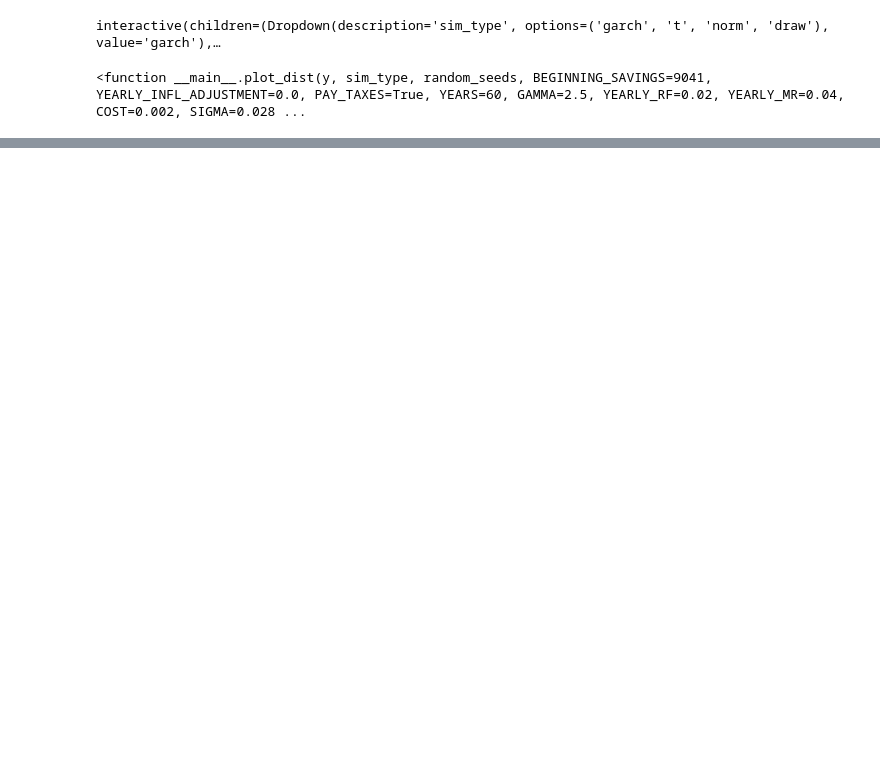
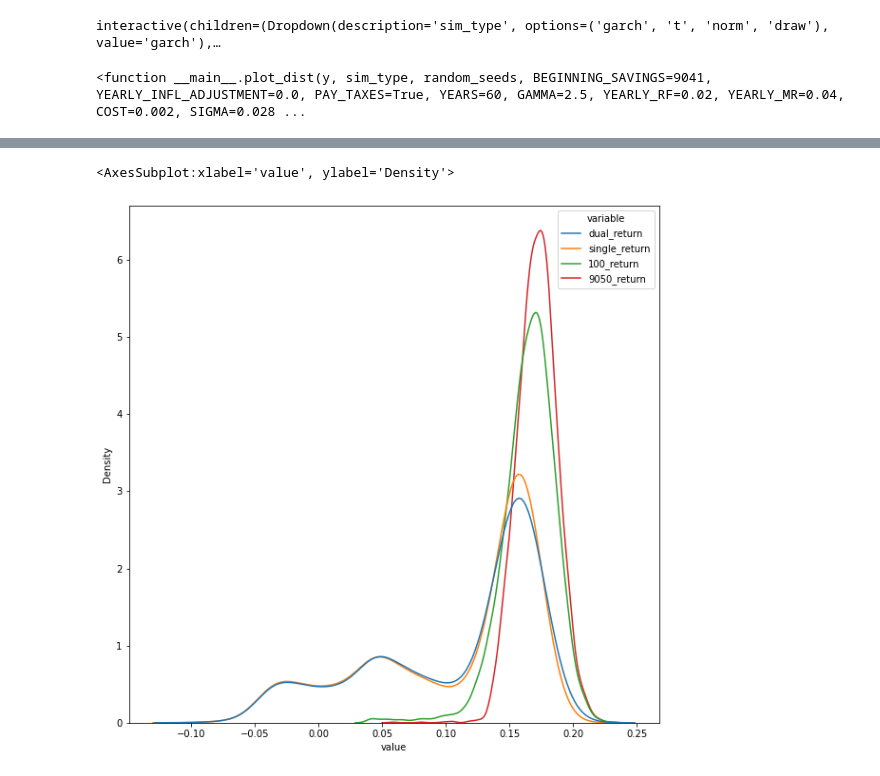
Before and after one commit to neriksen/applied_finance, a Jupyter notebook: distribution_of_returns.ipynb, the cells around one changed output, grey strips where cells are left out. Drawn from its saved outputs; the diff is of its cells as text; code cells hidden in the pictures; blank space fills up the shorter version.

Commit message:
Added notebook to make graphs

```diff
--- a/distribution_of_returns.ipynb
+++ b/distribution_of_returns.ipynb
@@ -69,3 +70,5 @@ interactive(children=(Dropdown(description='sim_type', options=('garch', 't', 'n
                    YEARLY_INFL_ADJUSTMENT = 0.0, PAY_TAXES = True, YEARS = 60, GAMMA = 2.5,
                    YEARLY_RF = 0.02, YEARLY_MR = 0.04, COST = 0.002,
                    SIGMA = 0.02837, MR = 0.076)
+# %%
+ports = calculate_return.fetch_returns('garch', range(5000), YEARLY_MR=0.023+0.02, DEBT_PCT_OFFSET=0.02)
@@ -71,0 +86,14 @@ interactive(children=(Dropdown(description='sim_type', options=('garch', 't', 'n
+# %%
+check_wipeout = lambda x: 1 if (x['tv_u'] == 0 and x['savings'] == 0 and x['pi_hat'] == 0) else 0
+ports['wipeout'] = ports.loc[(slice(None), 600), :].apply(check_wipeout, axis=1)
+ports['wipeout'].fillna(method='bfill', inplace=True)
+# %%
+ports['dual_return'] = ports['dual_phase'].pct_change()
+ports['single_return'] = ports['single_phase'].pct_change()
+ports['100_return'] = ports['100'].pct_change()
+ports['9050_return'] = ports['9050'].pct_change()
+# %%
+ports_no_wipeout = ports[ports['wipeout'] == 0]
+cols = ['dual_return', 'single_return', '100_return', '9050_return']
+sharpe_no_wipeout = (ports_no_wipeout.groupby('random_state', dropna=True).mean().loc[:, cols]/ports_no_wipeout.groupby('random_state', dropna=True).std().loc[:, cols]).melt()
+sharpe = (ports.groupby('random_state', dropna=True).mean().loc[:, cols]/ports.groupby('random_state', dropna=True).std().loc[:, cols]).melt()
@@ -71,0 +112,6 @@ interactive(children=(Dropdown(description='sim_type', options=('garch', 't', 'n
+# %%
+fig, ax = plt.subplots(1, 1, figsize=(10, 10))
+sns.kdeplot(data = sharpe, x='value', hue='variable')
+# %% [output]
+<AxesSubplot:xlabel='value', ylabel='Density'>
+[figure, added]
```
Also changed, not shown: parts of 17 cells of this notebook.
